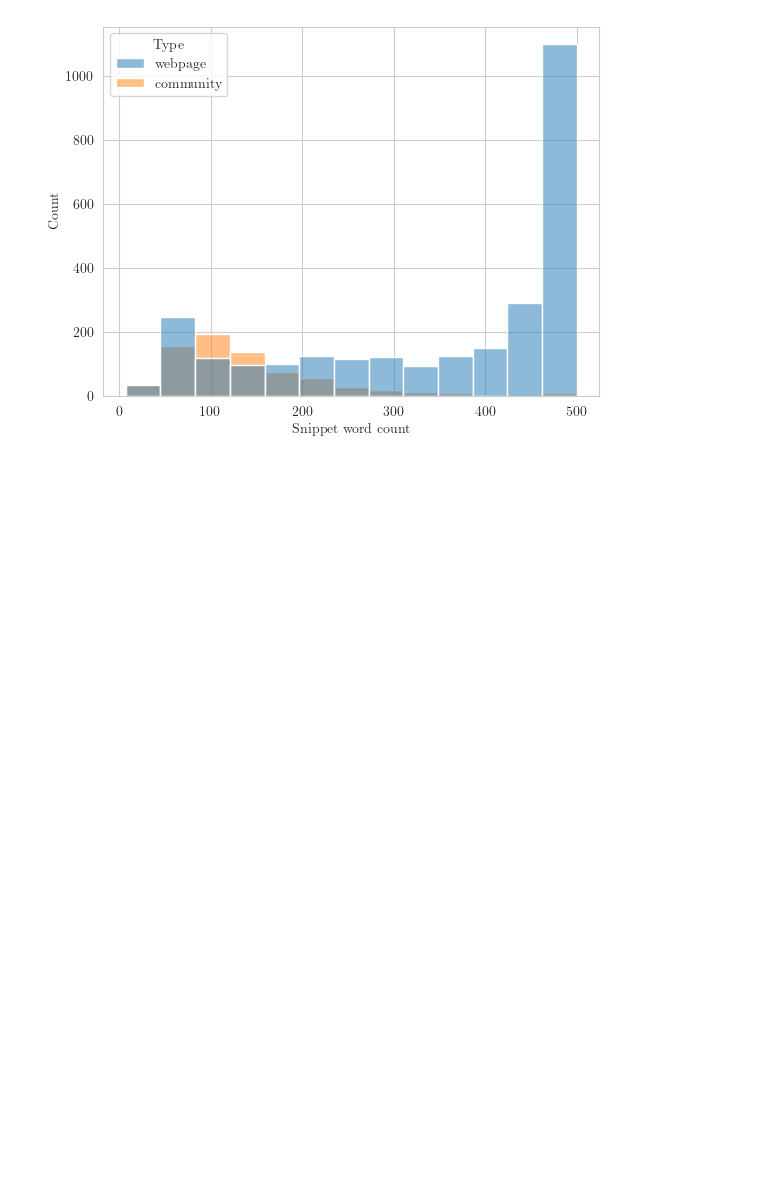
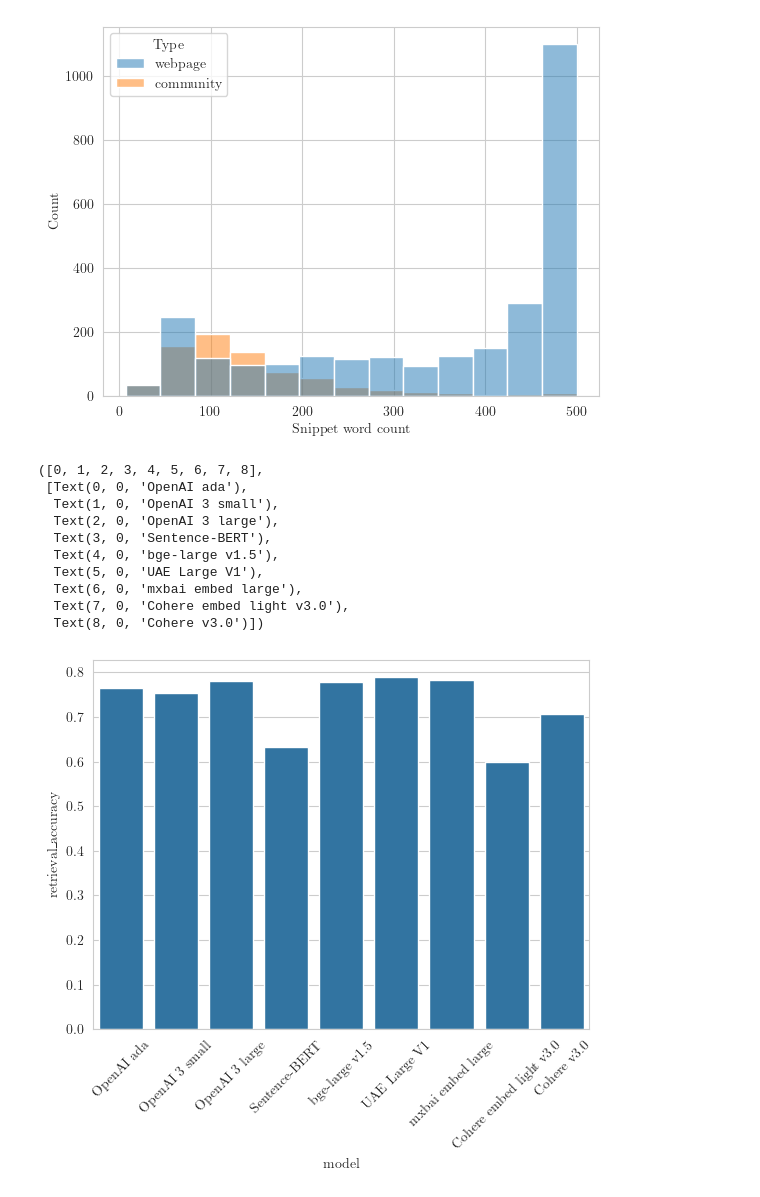
Before and after one commit to VukVukovic/knowledge-llm, a Jupyter notebook: notebooks/report.ipynb, the cells around one changed output. Cells and saved outputs as stored; diff of their text form; code cells hidden in the pictures; blank space fills up the shorter version.

```diff
--- a/notebooks/report.ipynb
+++ b/notebooks/report.ipynb
@@ -42,3 +42,46 @@ plt.xlabel("Snippet word count")
 plt.savefig("../figures/dataset_distribution.svg")
 # %% [output]
 [figure]
+# %%
+embedding_results = \
+{'text-embedding-ada-002': 0.7657142857142857,
+ 'text-embedding-3-small': 0.7542857142857143,
+ 'text-embedding-3-large': 0.78,
+ 'sentence-transformers/msmarco-bert-base-dot-v5': 0.6314285714285715,
+ 'BAAI/bge-large-en-v1.5': 0.7771428571428571,
+ 'WhereIsAI/UAE-Large-V1': 0.7885714285714286,
+ 'mixedbread-ai/mxbai-embed-large-v1': 0.7828571428571428,
+ 'embed-english-light-v3.0': 0.6,
+ 'embed-english-v3.0': 0.7057142857142857}
+
+embedding_names = \
+{'text-embedding-ada-002': "OpenAI ada",
+ 'text-embedding-3-small': "OpenAI 3 small",
+ 'text-embedding-3-large': "OpenAI 3 large",
+ 'sentence-transformers/msmarco-bert-base-dot-v5': "Sentence-BERT",
+ 'BAAI/bge-large-en-v1.5': "bge-large v1.5",
+ 'WhereIsAI/UAE-Large-V1': "UAE Large V1",
+ 'mixedbread-ai/mxbai-embed-large-v1': "mxbai embed large",
+ 'embed-english-light-v3.0': "Cohere embed light v3.0",
+ 'embed-english-v3.0': "Cohere v3.0"}
+
+embedding_results_df = pd.DataFrame({
+    "model" : [embedding_names[m] for m in embedding_results.keys()],
+    "retrieval_accuracy" : list(embedding_results.values())
+})
+
+ax = sns.barplot(embedding_results_df, x="model", y="retrieval_accuracy", errorbar=None)
+plt.xticks(rotation=45)
+#ax.bar_label(ax.containers[0], fontsize=10);
+# %% [output]
+([0, 1, 2, 3, 4, 5, 6, 7, 8],
+ [Text(0, 0, 'OpenAI ada'),
+  Text(1, 0, 'OpenAI 3 small'),
+  Text(2, 0, 'OpenAI 3 large'),
+  Text(3, 0, 'Sentence-BERT'),
+  Text(4, 0, 'bge-large v1.5'),
+  Text(5, 0, 'UAE Large V1'),
+  Text(6, 0, 'mxbai embed large'),
+  Text(7, 0, 'Cohere embed light v3.0'),
+  Text(8, 0, 'Cohere v3.0')])
+[figure, added]
```
Also changed, not shown: 5 other files.
